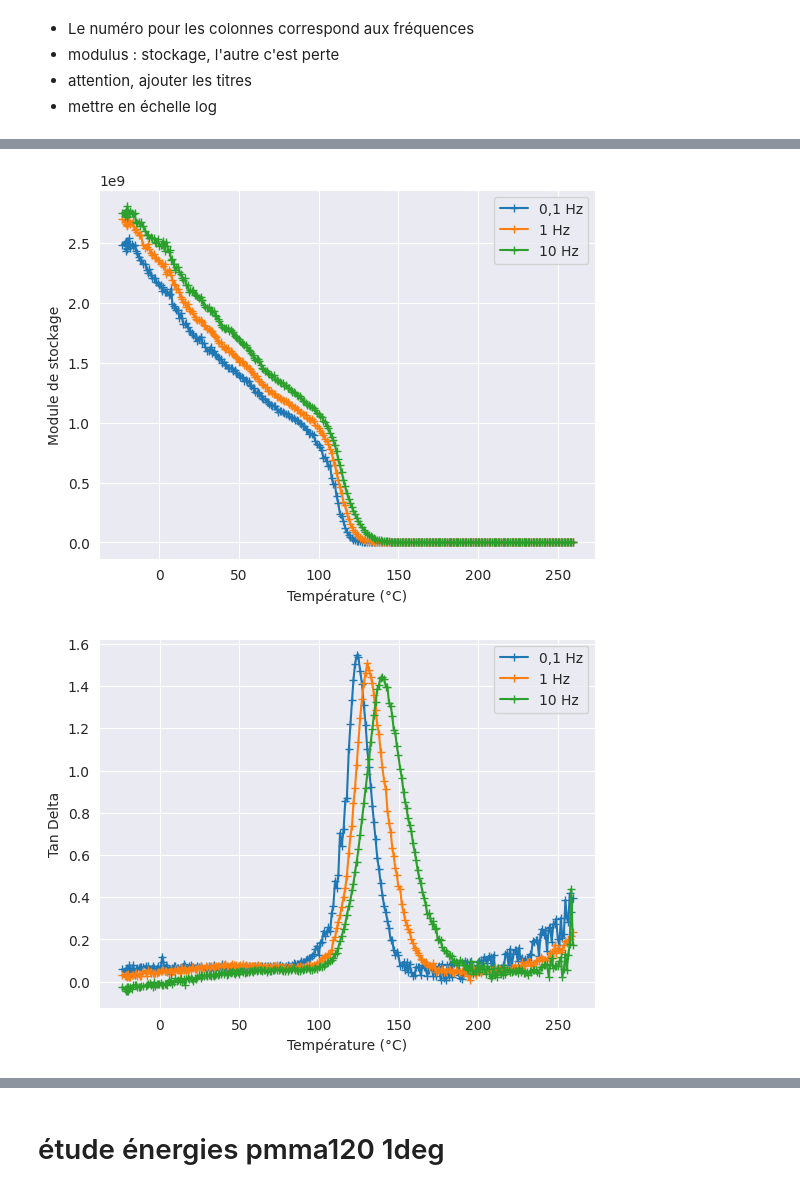
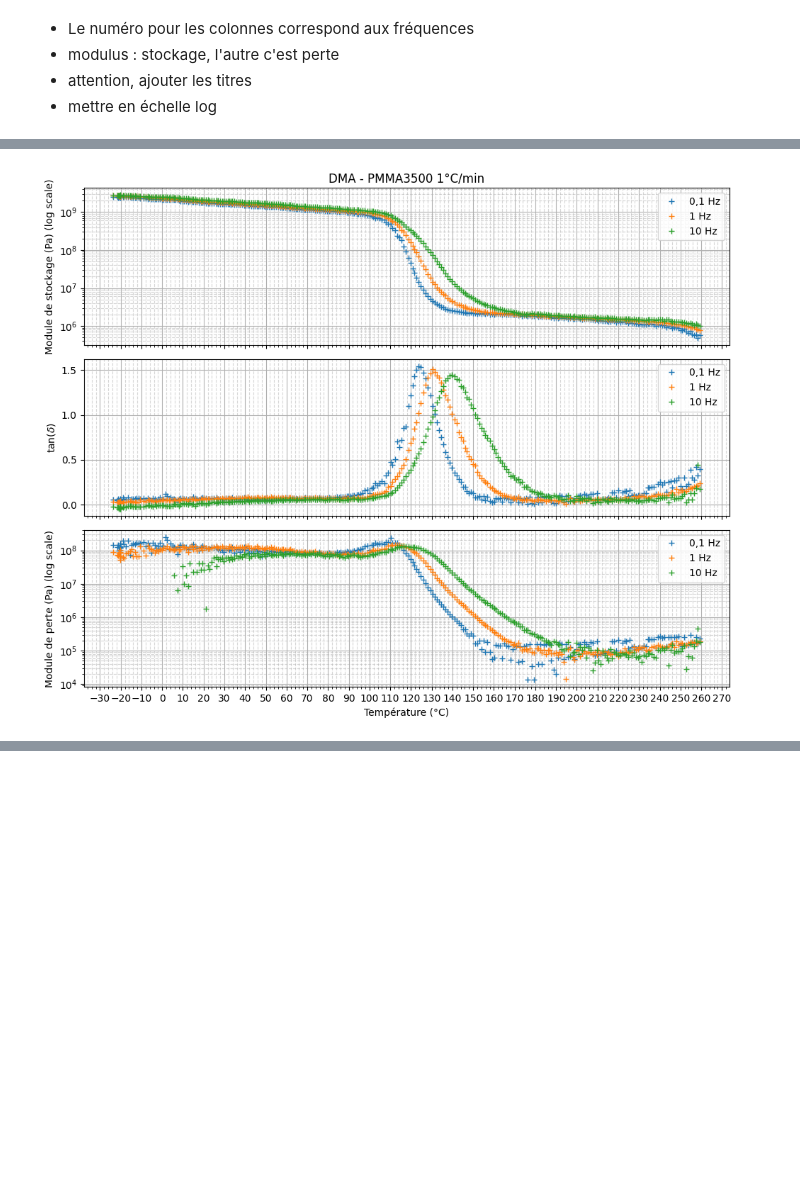
Before and after one commit to erhel-czc/TP-MPI, a Jupyter notebook: analyses/DMA/notebook.ipynb, the cells around one changed output, grey strips where cells are left out. Saved outputs shown, nothing was run; the diff lists cells and outputs as text; code cells hidden in the pictures; blank space fills up the shorter version.

Commit message:
export graphs, create new datasets

```diff
--- a/analyses/DMA/notebook.ipynb
+++ b/analyses/DMA/notebook.ipynb
@@ -3,7 +3,7 @@ import pandas as pd
 import matplotlib.pyplot as plt
 import numpy as np
 import seaborn as sns
-sns.set_style("darkgrid")
+sns.set_style()
 # %% [markdown]
 - Le numéro pour les colonnes correspond aux fréquences
 - modulus : stockage, l'autre c'est perte
@@ -58,5 +77,4 @@ plot("PMMA120 5deg")
 # %%
-plot("PMMA3500 1deg")
+plot("PMMA3500 1deg", title="DMA - PMMA3500 1°C/min", export=True)
 # %% [output]
-[figure, old version]
+[figure, new version]
-[figure, removed]
@@ -64,2 +80,0 @@ plot("PMMA3500 1deg")
-# %% [markdown]
-# étude énergies pmma120 1deg
```
Also changed, not shown: parts of 7 cells of this notebook, 18 other files.
